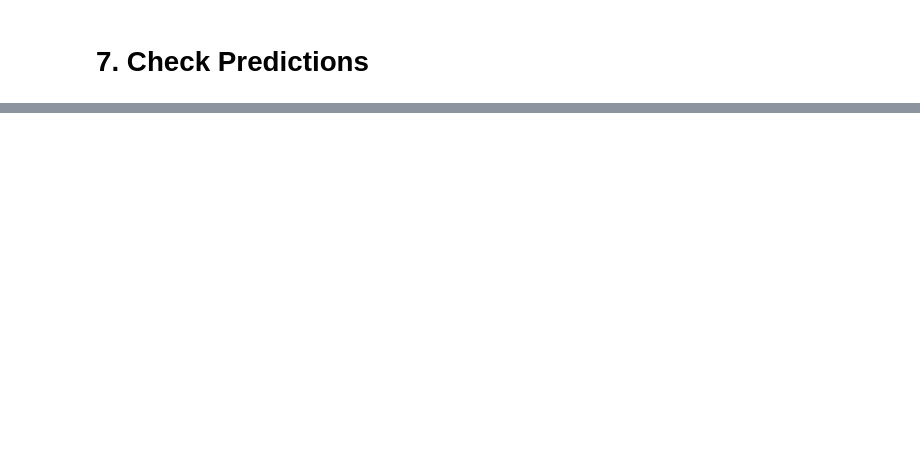
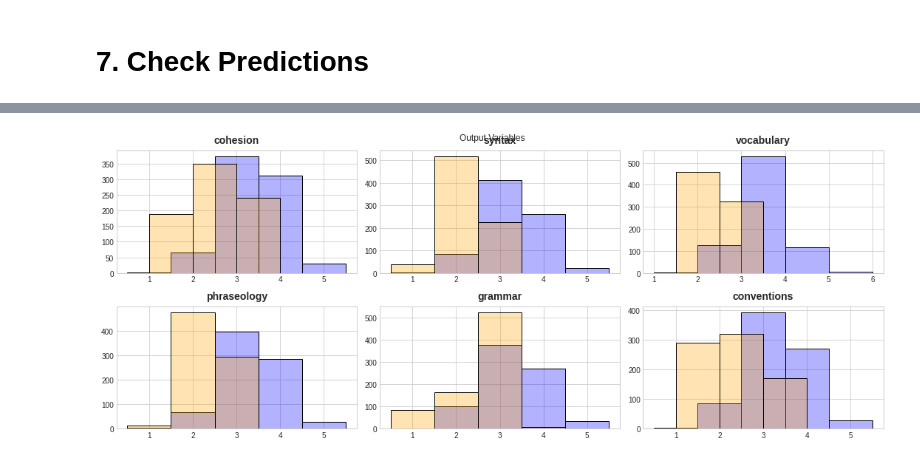
Before and after one commit to ijcruic/rapid-ml-prototyping, a Jupyter notebook: Text_Complete.ipynb, the cells around one changed output, grey strips where cells are left out. Saved outputs shown, nothing was run; the diff lists cells and outputs as text; code cells hidden in the pictures; blank space fills up the shorter version.

```diff
--- a/Text_Complete.ipynb
+++ b/Text_Complete.ipynb
@@ -203,7 +266,6 @@ def preprocess_data(df,  cat_features=None):
             if "None" not in df[name].cat.categories:
                 df[name].cat.add_categories("None", inplace=True)
 
-        df[cat_features] = ce.OrdinalEncoder().fit_transform(df[cat_features])-1
 
     # create test data set
     train, test = train_test_split(df, test_size=0.2)
@@ -216,3 +283,6 @@ train, test = preprocess_data(df, cat_features=['grammar'])
+# %%
+train = train.join(y_train)
+test = test.join(y_test)
 # %% [markdown]
 # 3. Set up Configuration
 # %%
@@ -360,0 +508,18 @@ ValueError: Expected input batch_size (32) to match target batch_size (288).
+# %%
+targets = ['cohesion', 'syntax', 'vocabulary', 'phraseology', 'grammar', 'conventions']
+preds_df = pd.DataFrame(preds, columns = targets).astype("category")
+
+fig, axes = plt.subplots(2, len(targets)//2, figsize=(15,6))
+
+for i, target in enumerate(targets):
+    ax = axes.flat[i]
+    sns.histplot(x=target, data=test, alpha=0.3, ax=ax, color="blue")
+    sns.histplot(x=target, data=preds_df, alpha=0.3, ax=ax, color="orange")
+    ax.set_title(target)
+    ax.set(xlabel=None, ylabel=None)
+
+fig.suptitle('Output Variables')
+plt.tight_layout()
+plt.show()
+# %% [output]
+[figure, added]
```
Also changed, not shown: parts of 31 cells of this notebook.
